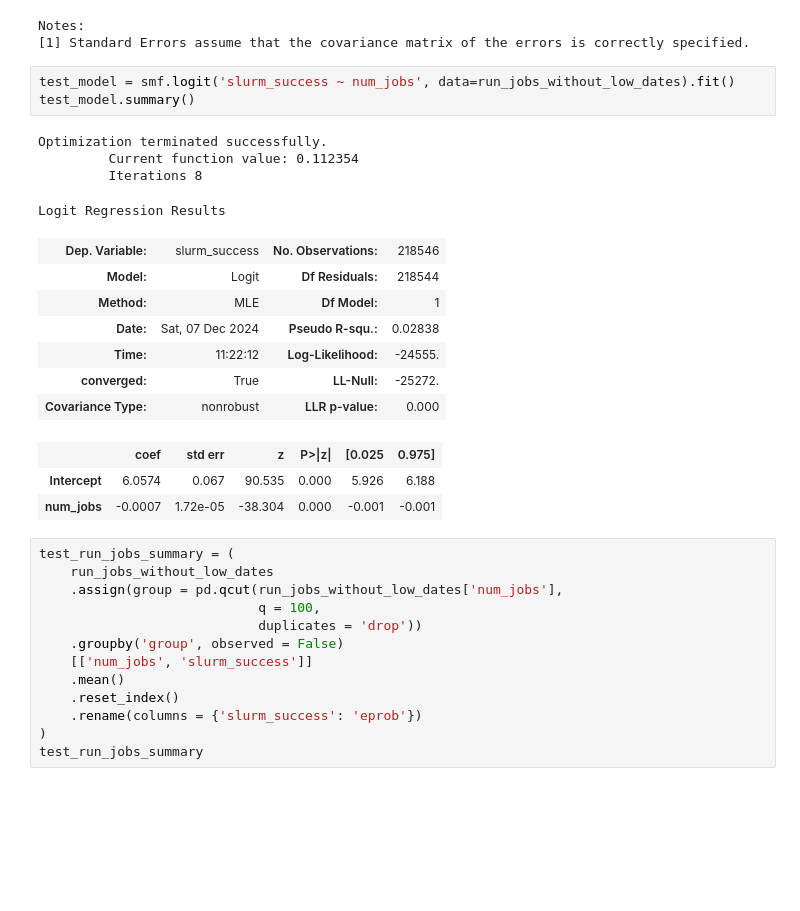
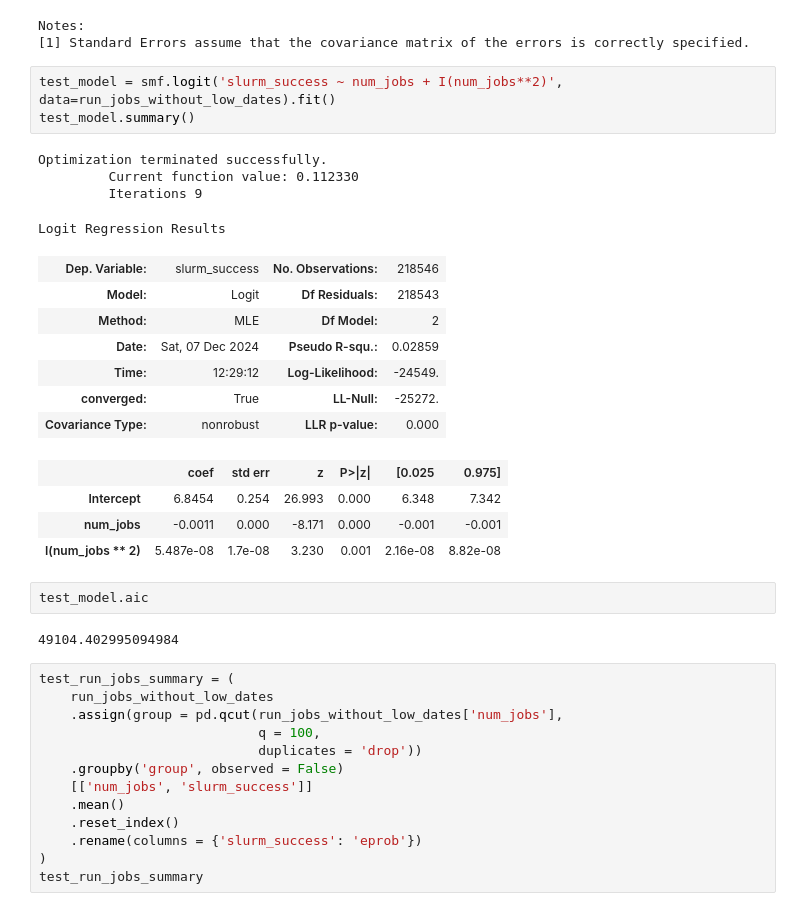
Before and after one commit to nss-data-science-cohort-8/accre-sweet-potato-casserole, a Jupyter notebook: notebooks/AIBranch3.ipynb, the cells around one changed output. Saved outputs shown, nothing was run; the diff lists cells and outputs as text; blank space fills up the shorter version.

```diff
--- a/notebooks/AIBranch3.ipynb
+++ b/notebooks/AIBranch3.ipynb
@@ -1333,23 +1344,28 @@ OLS Regression Results
 Notes:
 [1] Standard Errors assume that the covariance matrix of the errors is correctly specified.
 # %%
-test_model = smf.logit('slurm_success ~ num_jobs', data=run_jobs_without_low_dates).fit()
+test_model = smf.logit('slurm_success ~ num_jobs + I(num_jobs**2)', data=run_jobs_without_low_dates).fit()
 test_model.summary()
 # %% [output]
 Optimization terminated successfully.
-         Current function value: 0.112354
-         Iterations 8
+         Current function value: 0.112330
+         Iterations 9
 Logit Regression Results
 | Dep. Variable: | slurm_success | No. Observations: | 218546 |
-| Model: | Logit | Df Residuals: | 218544 |
-| Method: | MLE | Df Model: | 1 |
-| Date: | Sat, 07 Dec 2024 | Pseudo R-squ.: | 0.02838 |
-| Time: | 11:22:12 | Log-Likelihood: | -24555. |
+| Model: | Logit | Df Residuals: | 218543 |
+| Method: | MLE | Df Model: | 2 |
+| Date: | Sat, 07 Dec 2024 | Pseudo R-squ.: | 0.02859 |
+| Time: | 12:29:12 | Log-Likelihood: | -24549. |
 | converged: | True | LL-Null: | -25272. |
 | Covariance Type: | nonrobust | LLR p-value: | 0.000 |
 |  | coef | std err | z | P>|z| | [0.025 | 0.975] |
-| Intercept | 6.0574 | 0.067 | 90.535 | 0.000 | 5.926 | 6.188 |
-| num_jobs | -0.0007 | 1.72e-05 | -38.304 | 0.000 | -0.001 | -0.001 |
+| Intercept | 6.8454 | 0.254 | 26.993 | 0.000 | 6.348 | 7.342 |
+| num_jobs | -0.0011 | 0.000 | -8.171 | 0.000 | -0.001 | -0.001 |
+| I(num_jobs ** 2) | 5.487e-08 | 1.7e-08 | 3.230 | 0.001 | 2.16e-08 | 8.82e-08 |
+# %%
+test_model.aic
+# %% [output]
+49104.402995094984
 # %%
 test_run_jobs_summary = (
     run_jobs_without_low_dates
```
Also changed, not shown: parts of 16 cells of this notebook.
